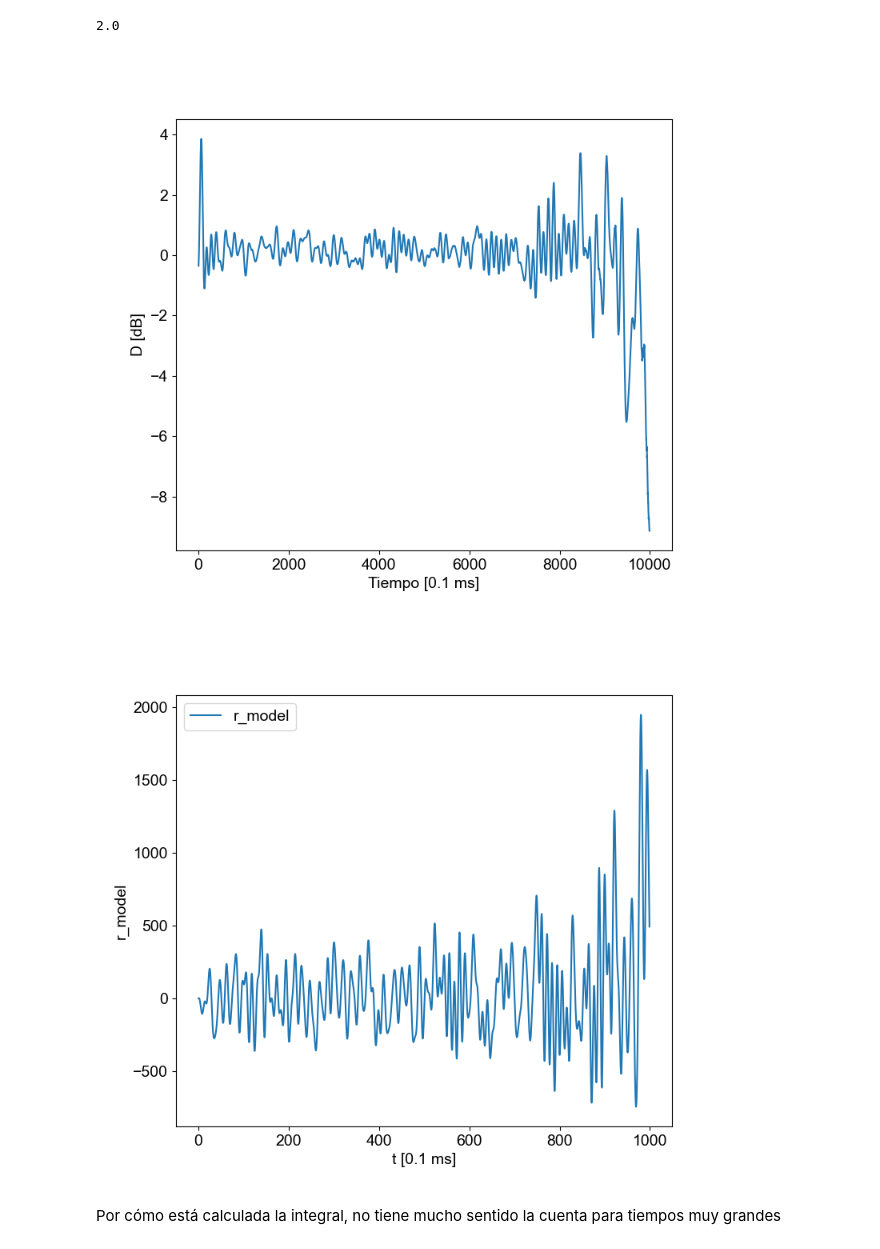
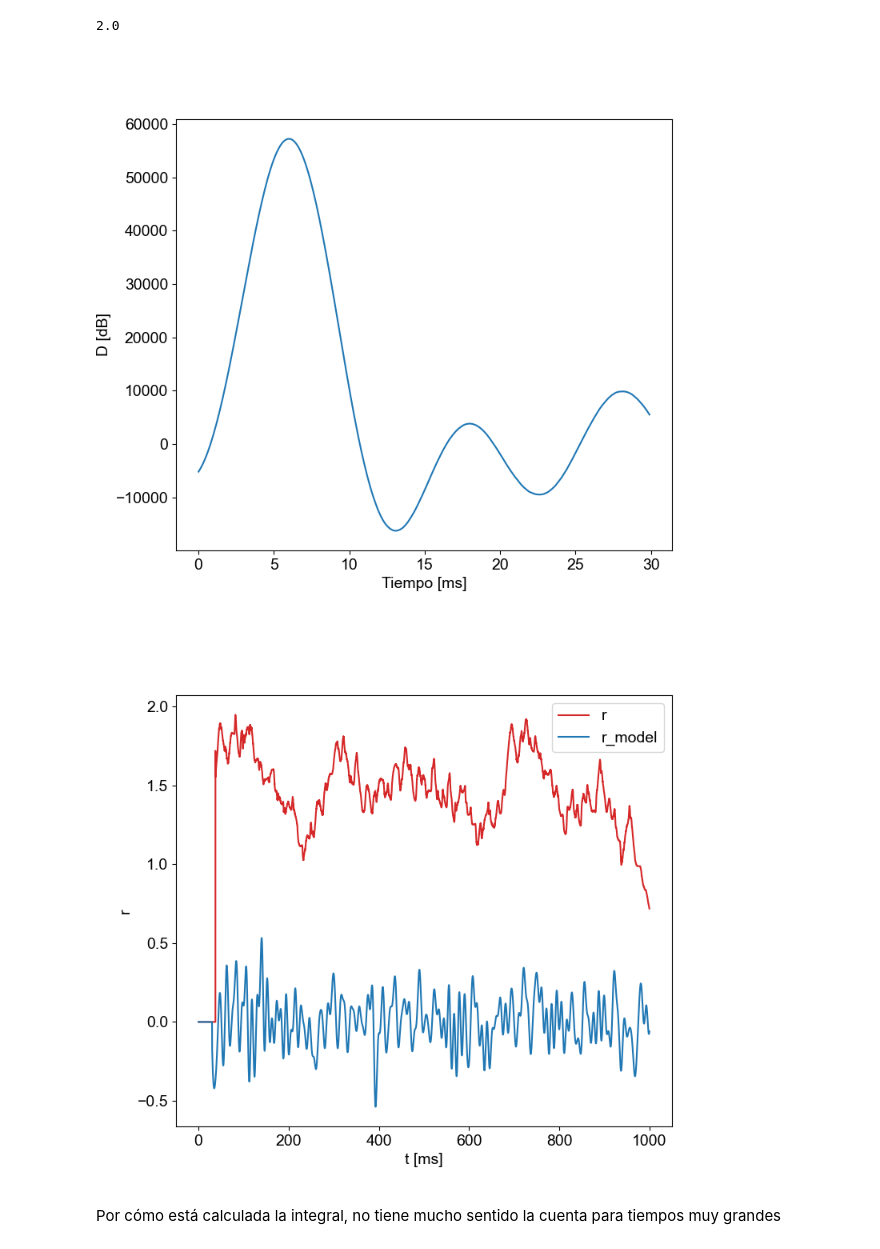
Before and after one commit to Lupama2/RedesNeuronales, a Jupyter notebook: Practicas/practica_3/practica_3.ipynb, the cells around one changed output. Drawn from its saved outputs; the diff is of its cells as text; code cells hidden in the pictures.

```diff
--- a/Practicas/practica_3/practica_3.ipynb
+++ b/Practicas/practica_3/practica_3.ipynb
@@ -150,7 +150,8 @@ def firing_rate_calculation(index, realizaciones, T):
     if l_sup > len(realizaciones[0,:]):
         l_sup = len(realizaciones[0,:])
 
-    return np.sum(realizaciones[:,index-T2:index+T2])/(2*T2)
+    N_realizaciones = len(realizaciones)
+    return np.sum(realizaciones[:,index-T2:index+T2])/(2*T2)/N_realizaciones
 
 def firing_rate_total_calculation(realizaciones, T):
 
@@ -256,7 +282,7 @@ def kernel_lineal(t, t_spikes_total, stimulus_vec):
     S_dif = stimulus_vec[dif]
 
     #Calculo D
-    D = np.sum(S_dif)/len(dif)
+    D = np.sum(S_dif)
 
     return D
 
@@ -289,13 +315,13 @@ print(r0)
 # %%
 #Grafico D
 fig, ax = plt.subplots(1,1, figsize=(8,7))
-ax.plot(np.arange(len(stimulus[:,0])), D_vec, color = "tab:blue")
-# ax.plot(t_spikes_total)
-ax.set_xlabel('Tiempo [0.1 ms]')
+ax.plot(np.arange(len(stimulus[:,0]))[0:300]*factor_to_ms, D_vec[0:300], color = "tab:blue")
+# ax.plot(t_spikes_total)-
+ax.set_xlabel('Tiempo [ms]')
 ax.set_ylabel('D [dB]')
 plt.show()
 # %% [output]
-[figure, old version]
+[figure, new version]
 # %%
 def modelo_lineal(r0, D_vec, stimulus_vec):
     '''
@@ -303,15 +329,21 @@ def modelo_lineal(r0, D_vec, stimulus_vec):
     r(t) = r0 + int_0^infty D(t')*stimulus(t-t')
     '''
     r_model = np.empty(len(stimulus_vec))
+    Delta_t = factor_to_ms #Esta igualdad es una casualidad
 
     for t in range(len(stimulus_vec)):
 
         integral = 0
-        Delta_t = factor_to_ms #Esta igualdad es una casualidad
-        for tau in range(t+1):
-            integral += D_vec[tau]*stimulus_vec[t-tau]*Delta_t
 
-        r_model[t] = r0 + integral
+
+        T0 = 300 #[0.1 ms]. Límite superior de la integral
+
+        if t < T0: #En esa regió no puedo hacer la integral
+            r_model[t] = 0
+        else:
+            for tau in range(T0):
+                integral += D_vec[tau]*stimulus_vec[t-tau]*Delta_t
+            r_model[t] = integral
 
     return r_model
 
@@ -319,19 +351,19 @@ r_model_vec = modelo_lineal(r0, D_vec, stimulus[:,1])
 # %%
 #Grafico r y r_model
 fig, ax = plt.subplots(1,1, figsize=(8,7))
-T = 300
+T = 750
 r_vec = firing_rate_total_calculation(spikes, T)
-# ax.plot(np.arange(len(spikes[0]))*factor_to_ms, r_vec, color = "tab:red", label = "r")
-ax.plot(stimulus[:,0], r_model_vec, color = "tab:blue", label = "r_model")
+ax.plot(np.arange(len(spikes[0]))*factor_to_ms, r_vec, color = "tab:red", label = "r")
+ax.plot(stimulus[:,0], r_model_vec/1e7, color = "tab:blue", label = "r_model")
 
 # ax.plot(r_model_vec[:-1], r_vec, color = "tab:blue", label = "r_model")
 
-ax.set_ylabel('r_model')
-ax.set_xlabel('t [0.1 ms]')
+ax.set_ylabel('r')
+ax.set_xlabel('t [ms]')
 ax.legend()
 plt.show()
 # %% [output]
-[figure, old version]
+[figure, new version]
 # %% [markdown]
 Por cómo está calculada la integral, no tiene mucho sentido la cuenta para tiempos muy grandes
 # %%
```
Also changed, not shown: parts of 6 cells of this notebook.
